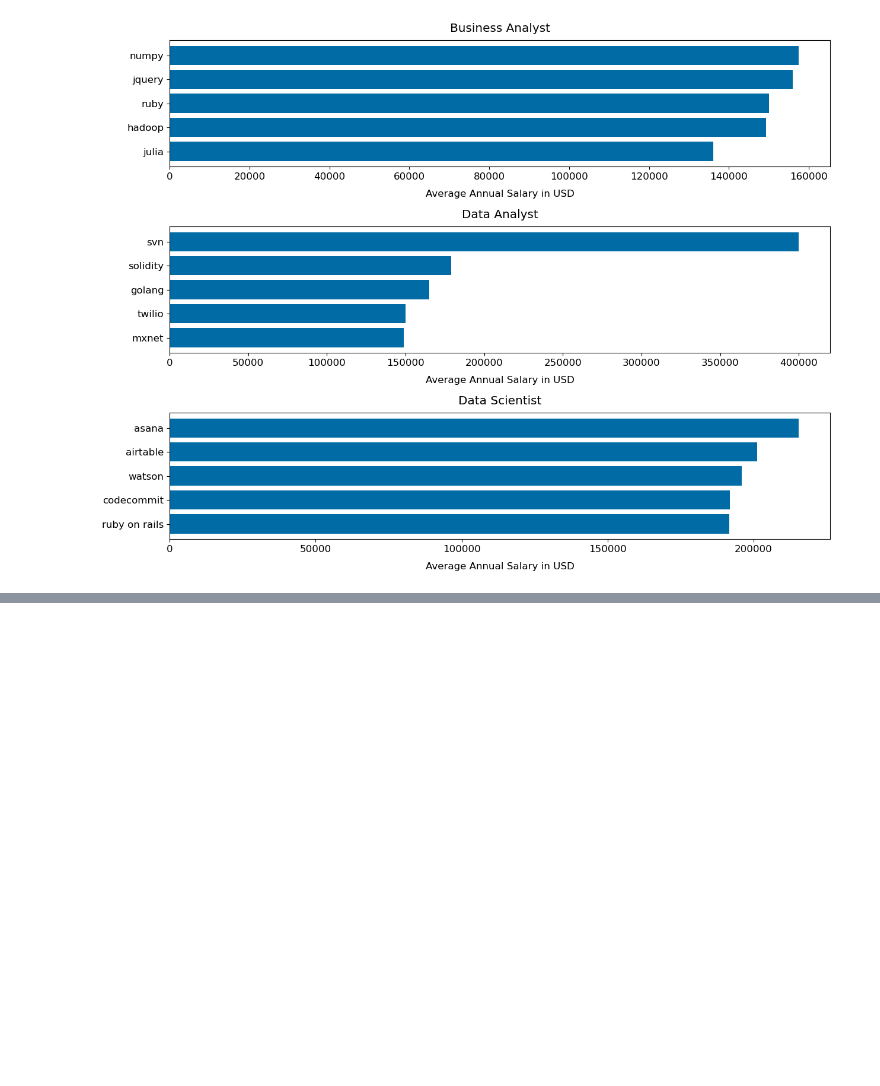
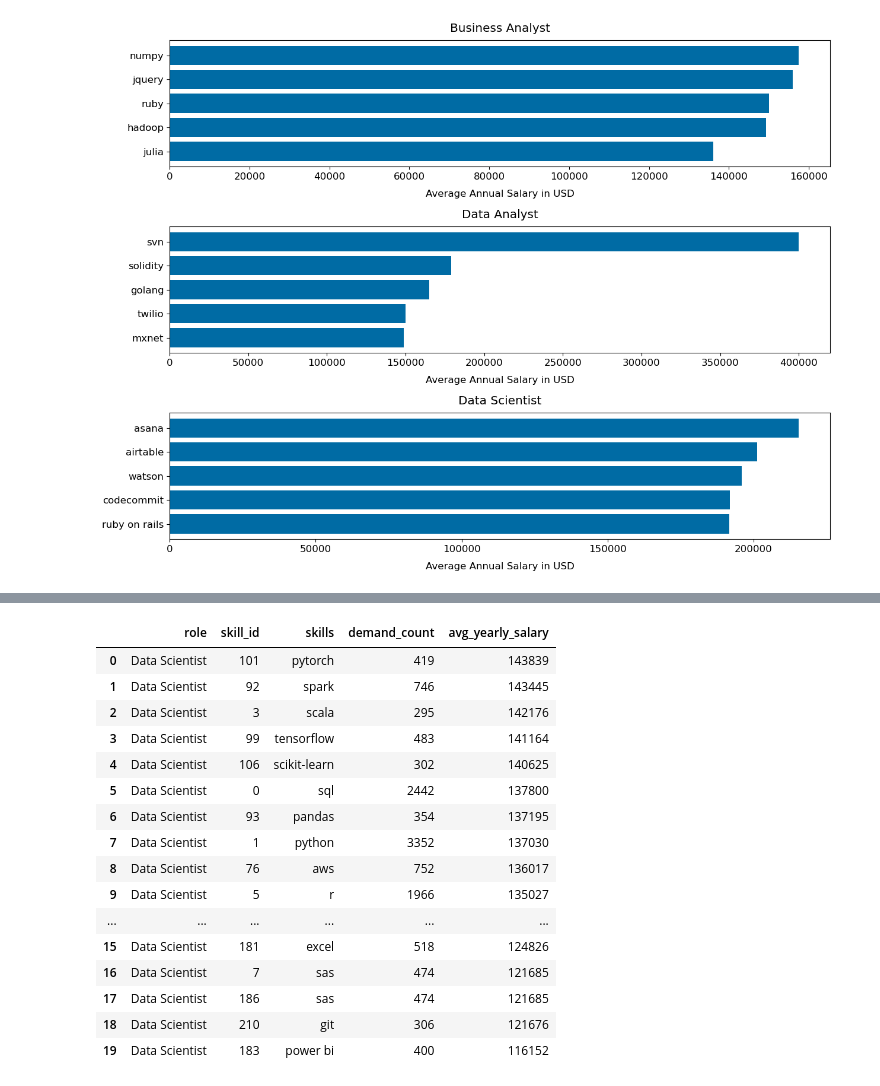
Before and after one commit to lionelsaxer/Jobs_Data_Analysis_Project, a Jupyter notebook: results.ipynb, the cells around one changed output, grey strips where cells are left out. Saved outputs shown, nothing was run; the diff lists cells and outputs as text; code cells hidden in the pictures; blank space fills up the shorter version.

```diff
--- a/visualizations.ipynb
+++ b/results.ipynb
@@ -76,0 +140,21 @@ plt.tight_layout(rect=[-1, -1, 1, 1])
+# %%
+# Optimal Skills for Data Scientists
+display_optimal_skills('Data Scientist')
+# %% [output]
+|  | role | skill_id | skills | demand_count | avg_yearly_salary |
+| 0 | Data Scientist | 101 | pytorch | 419 | 143839 |
+| 1 | Data Scientist | 92 | spark | 746 | 143445 |
+| 2 | Data Scientist | 3 | scala | 295 | 142176 |
+| 3 | Data Scientist | 99 | tensorflow | 483 | 141164 |
+| 4 | Data Scientist | 106 | scikit-learn | 302 | 140625 |
+| 5 | Data Scientist | 0 | sql | 2442 | 137800 |
+| 6 | Data Scientist | 93 | pandas | 354 | 137195 |
+| 7 | Data Scientist | 1 | python | 3352 | 137030 |
+| 8 | Data Scientist | 76 | aws | 752 | 136017 |
+| 9 | Data Scientist | 5 | r | 1966 | 135027 |
+| ... | ... | ... | ... | ... | ... |
+| 15 | Data Scientist | 181 | excel | 518 | 124826 |
+| 16 | Data Scientist | 7 | sas | 474 | 121685 |
+| 17 | Data Scientist | 186 | sas | 474 | 121685 |
+| 18 | Data Scientist | 210 | git | 306 | 121676 |
+| 19 | Data Scientist | 183 | power bi | 400 | 116152 |
```
Also changed, not shown: parts of 8 cells of this notebook, 1 other file.
